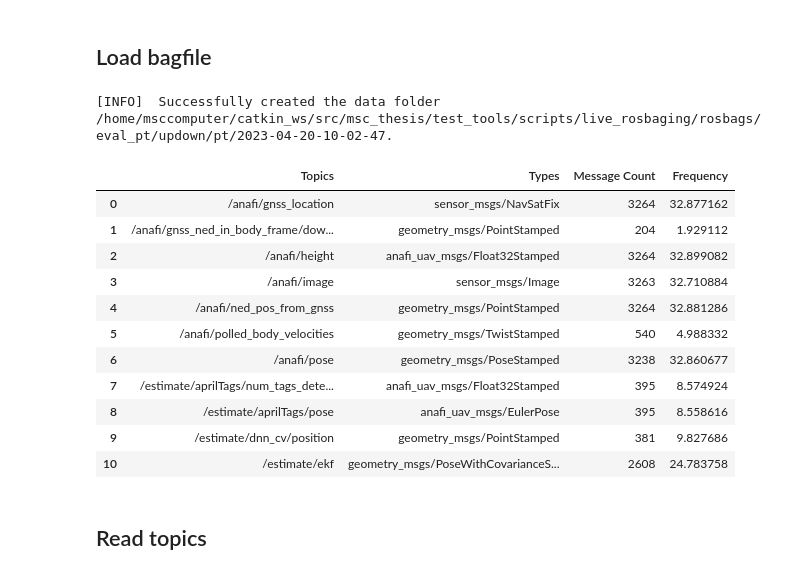
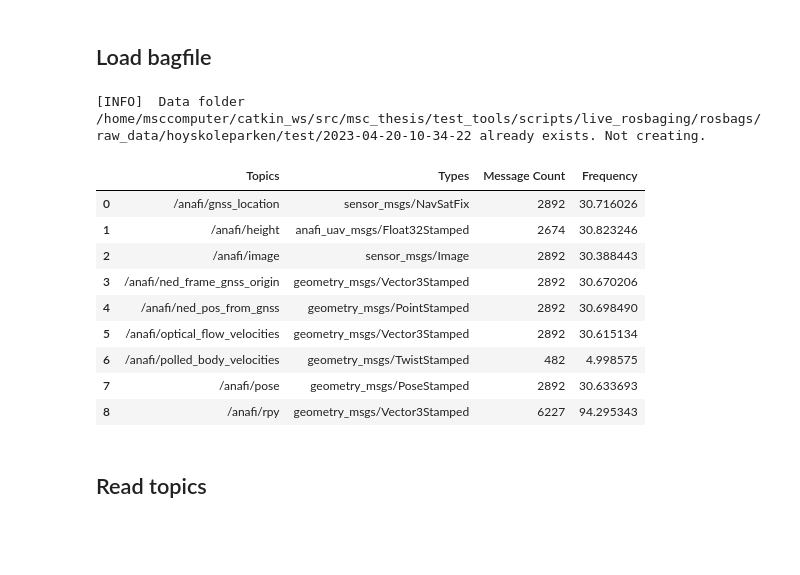
Before and after one commit to simenallum/msc_thesis, a Jupyter notebook: offline_utils/analysis_and_plotting/Platform_tracker/analyse_perception_FULL.ipynb, the cells around one changed output. Saved outputs shown, nothing was run; the diff lists cells and outputs as text; code cells hidden in the pictures; blank space fills up the shorter version.

```diff
--- a/offline_utils/analysis_and_plotting/Platform_tracker/analyse_perception_FULL.ipynb
+++ b/offline_utils/analysis_and_plotting/Platform_tracker/analyse_perception_FULL.ipynb
@@ -169,23 +169,21 @@ anafi_height_available = True
 # %% [markdown]
 ## Load bagfile
 # %%
-b = bagreader('/home/msccomputer/catkin_ws/src/msc_thesis/test_tools/scripts/live_rosbaging/rosbags/eval_pt/updown/pt/2023-04-20-10-02-47.bag')
+b = bagreader('/home/msccomputer/catkin_ws/src/msc_thesis/test_tools/scripts/live_rosbaging/rosbags/raw_data/hoyskoleparken/test/2023-04-20-10-34-22.bag')
 
 b.topic_table
 # %% [output]
-[INFO]  Successfully created the data folder /home/msccomputer/catkin_ws/src/msc_thesis/test_tools/scripts/live_rosbaging/rosbags/eval_pt/updown/pt/2023-04-20-10-02-47.
+[INFO]  Data folder /home/msccomputer/catkin_ws/src/msc_thesis/test_tools/scripts/live_rosbaging/rosbags/raw_data/hoyskoleparken/test/2023-04-20-10-34-22 already exists. Not creating.
 |  | Topics | Types | Message Count | Frequency |
-| 0 | /anafi/gnss_location | sensor_msgs/NavSatFix | 3264 | 32.877162 |
-| 1 | /anafi/gnss_ned_in_body_frame/dow... | geometry_msgs/PointStamped | 204 | 1.929112 |
-| 2 | /anafi/height | anafi_uav_msgs/Float32Stamped | 3264 | 32.899082 |
-| 3 | /anafi/image | sensor_msgs/Image | 3263 | 32.710884 |
-| 4 | /anafi/ned_pos_from_gnss | geometry_msgs/PointStamped | 3264 | 32.881286 |
-| 5 | /anafi/polled_body_velocities | geometry_msgs/TwistStamped | 540 | 4.988332 |
-| 6 | /anafi/pose | geometry_msgs/PoseStamped | 3238 | 32.860677 |
-| 7 | /estimate/aprilTags/num_tags_dete... | anafi_uav_msgs/Float32Stamped | 395 | 8.574924 |
-| 8 | /estimate/aprilTags/pose | anafi_uav_msgs/EulerPose | 395 | 8.558616 |
-| 9 | /estimate/dnn_cv/position | geometry_msgs/PointStamped | 381 | 9.827686 |
-| 10 | /estimate/ekf | geometry_msgs/PoseWithCovarianceS... | 2608 | 24.783758 |
+| 0 | /anafi/gnss_location | sensor_msgs/NavSatFix | 2892 | 30.716026 |
+| 1 | /anafi/height | anafi_uav_msgs/Float32Stamped | 2674 | 30.823246 |
+| 2 | /anafi/image | sensor_msgs/Image | 2892 | 30.388443 |
+| 3 | /anafi/ned_frame_gnss_origin | geometry_msgs/Vector3Stamped | 2892 | 30.670206 |
+| 4 | /anafi/ned_pos_from_gnss | geometry_msgs/PointStamped | 2892 | 30.698490 |
+| 5 | /anafi/optical_flow_velocities | geometry_msgs/Vector3Stamped | 2892 | 30.615134 |
+| 6 | /anafi/polled_body_velocities | geometry_msgs/TwistStamped | 482 | 4.998575 |
+| 7 | /anafi/pose | geometry_msgs/PoseStamped | 2892 | 30.633693 |
+| 8 | /anafi/rpy | geometry_msgs/Vector3Stamped | 6227 | 94.295343 |
 # %% [markdown]
 ## Read topics
 # %%
```
Also changed, not shown: parts of 2 cells of this notebook, 9 other files.
